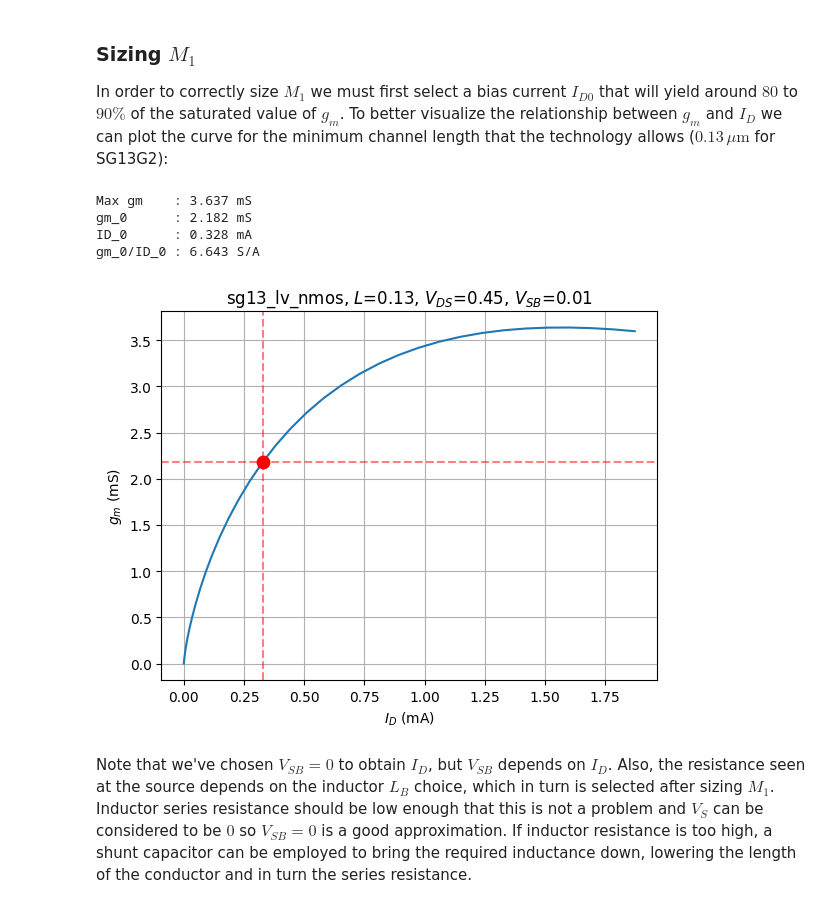
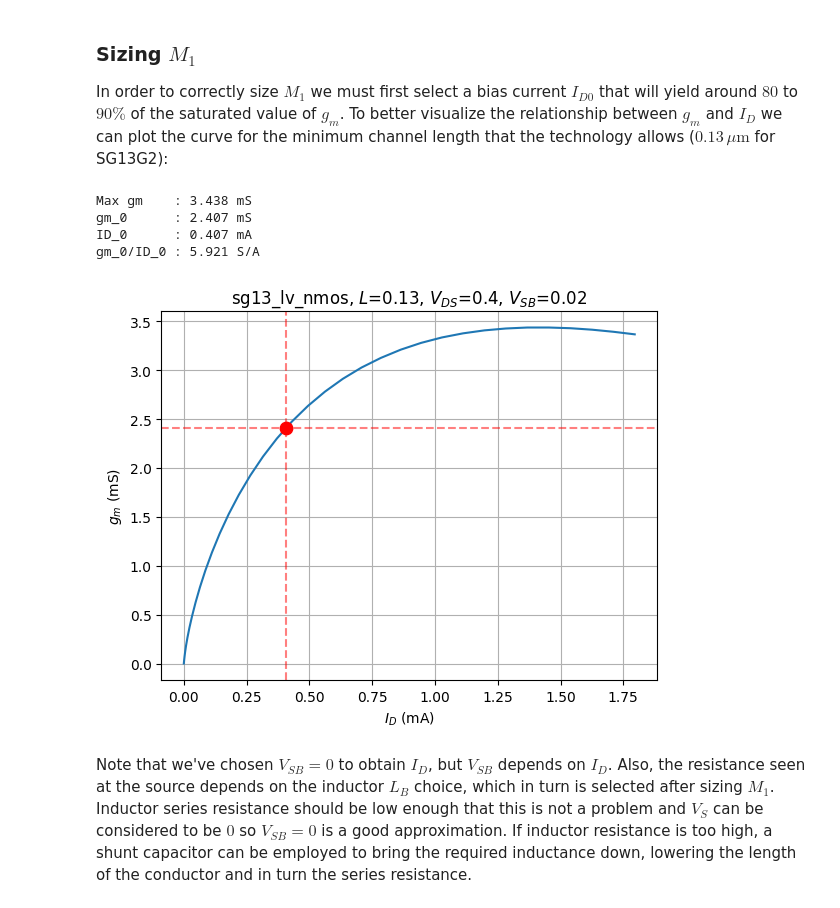
Before and after one commit to try-except/InductorLab, a Jupyter notebook: notebooks/LNA_flow.ipynb, the cells around one changed output. Saved outputs shown, nothing was run; the diff lists cells and outputs as text; code cells hidden in the pictures.

```diff
--- a/notebooks/LNA_flow.ipynb
+++ b/notebooks/LNA_flow.ipynb
@@ -62,40 +62,40 @@ vsb = lut['VSB']
 In order to correctly size $M_1$ we must first select a bias current $I_{D0}$ that will yield around $80$ to $90\%$ of the saturated value of $g_m$. To better visualize the relationship between $g_m$ and $I_D$ we can plot the curve for the minimum channel length that the technology allows ($0.13\,\mu\mathrm{m}$ for SG13G2):
 # %%
 # This values were obtained through iterating until the operating point reached similar values. In a more precise flow, iteration until convergence would be needed.
-VDS1=0.45
-VSB1=0.01
+VDS1=0.4
+VSB1=0.02
 
 # Get the corresponding rows from the LUT
 gm = lut.lookup('GM', L=L1, VDS=VDS1, VSB=VSB1)
 Id = lut.lookup('ID', L=L1, VDS=VDS1, VSB=VSB1)
 
 # Select the value that corresponds to 80% of saturated gm
-gm_0 = 0.6 * np.max(gm)
+gm_0 = 0.7 * np.max(gm)
 ID_0 = np.interp(gm_0, gm, Id)  # Obtain I_D from selected gm
 gm_id1 = gm_0 / ID_0
 
 print(f"Max gm    : {np.max(gm)/1e-3:.3f} mS")
 print(f"gm_0      : {gm_0/1e-3:.3f} mS")
 print(f"ID_0      : {ID_0/1e-3:.3f} mA")
 print(f"gm_0/ID_0 : {gm_id1:.3f} S/A")
 
 # Plot gm vs Id, mark selected point
 fig, ax1 = plt.subplots()
 ax1.grid()
 ax1.set_xlabel('$I_{D}$ (mA)')
 ax1.set_ylabel('$g_m$ (mS)')
 ax1.plot(Id/1e-3, gm/1e-3)
 ax1.scatter(ID_0/1e-3, gm_0/1e-3, color='r', s=80, zorder=3, label="0.8·gm_max")
 ax1.axhline(gm_0/1e-3, color='r', linestyle='--', alpha=0.5)
 ax1.axvline(ID_0/1e-3, color='r', linestyle='--', alpha=0.5)
 plt.title("sg13_lv_nmos"+', $L$='+str(L1)+', $V_{DS}$='+str(VDS1)+', $V_{SB}$='+str(VSB1))
 plt.show()
 # %% [output]
-Max gm    : 3.637 mS
-gm_0      : 2.182 mS
-ID_0      : 0.328 mA
-gm_0/ID_0 : 6.643 S/A
+Max gm    : 3.438 mS
+gm_0      : 2.407 mS
+ID_0      : 0.407 mA
+gm_0/ID_0 : 5.921 S/A
-[figure, old version]
+[figure, new version]
 # %% [markdown]
 Note that we've chosen $V_{SB} = 0$ to obtain $I_D$, but $V_{SB}$ depends on $I_D$. Also, the resistance seen at the source depends on the inductor $L_B$ choice, which in turn is selected after sizing $M_1$. Inductor series resistance should be low enough that this is not a problem and $V_S$ can be considered to be $0$ so $V_{SB}=0$ is a good approximation. If inductor resistance is too high, a shunt capacitor can be employed to bring the required inductance down, lowering the length of the conductor and in turn the series resistance.
 # %% [markdown]
```
Also changed, not shown: parts of 34 cells of this notebook.
